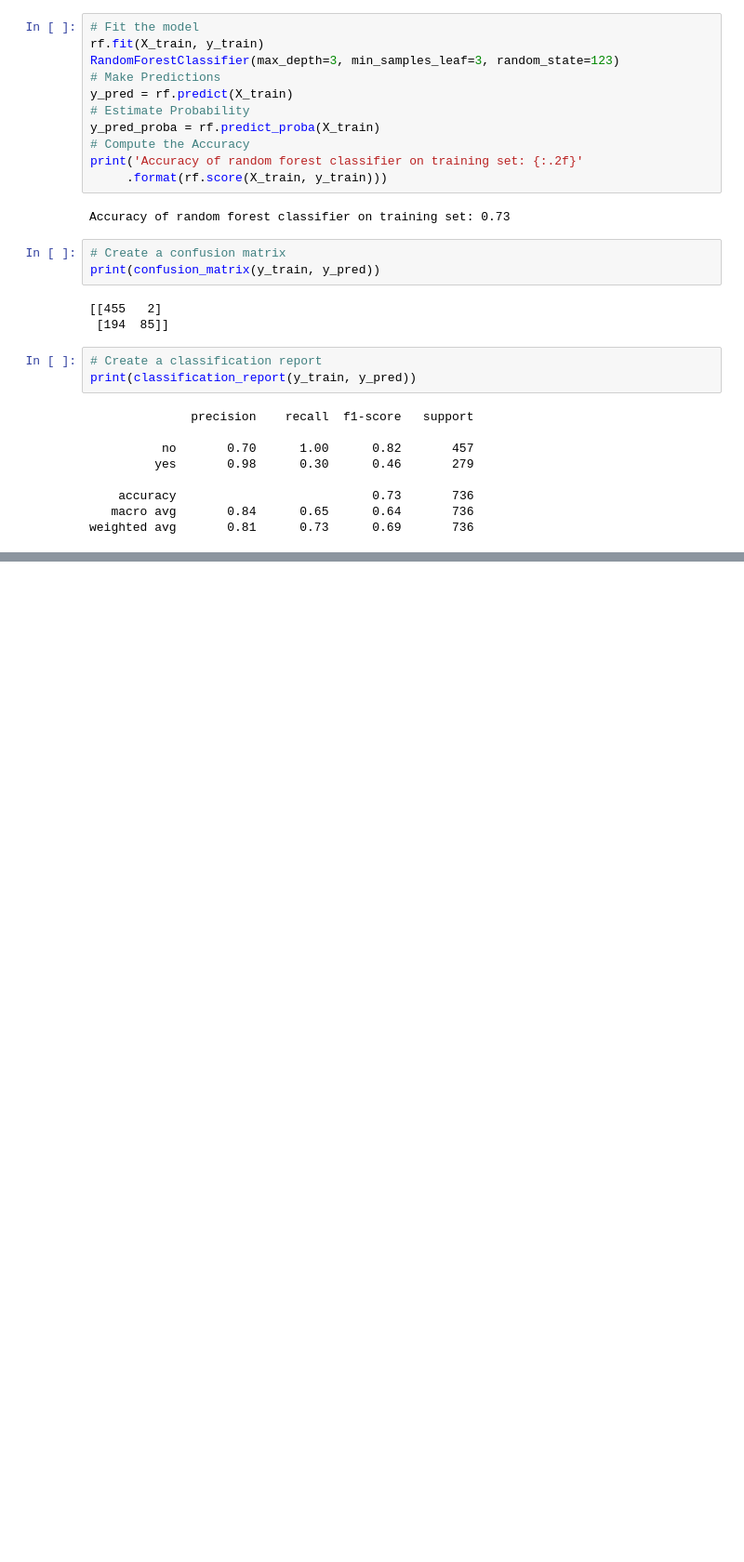
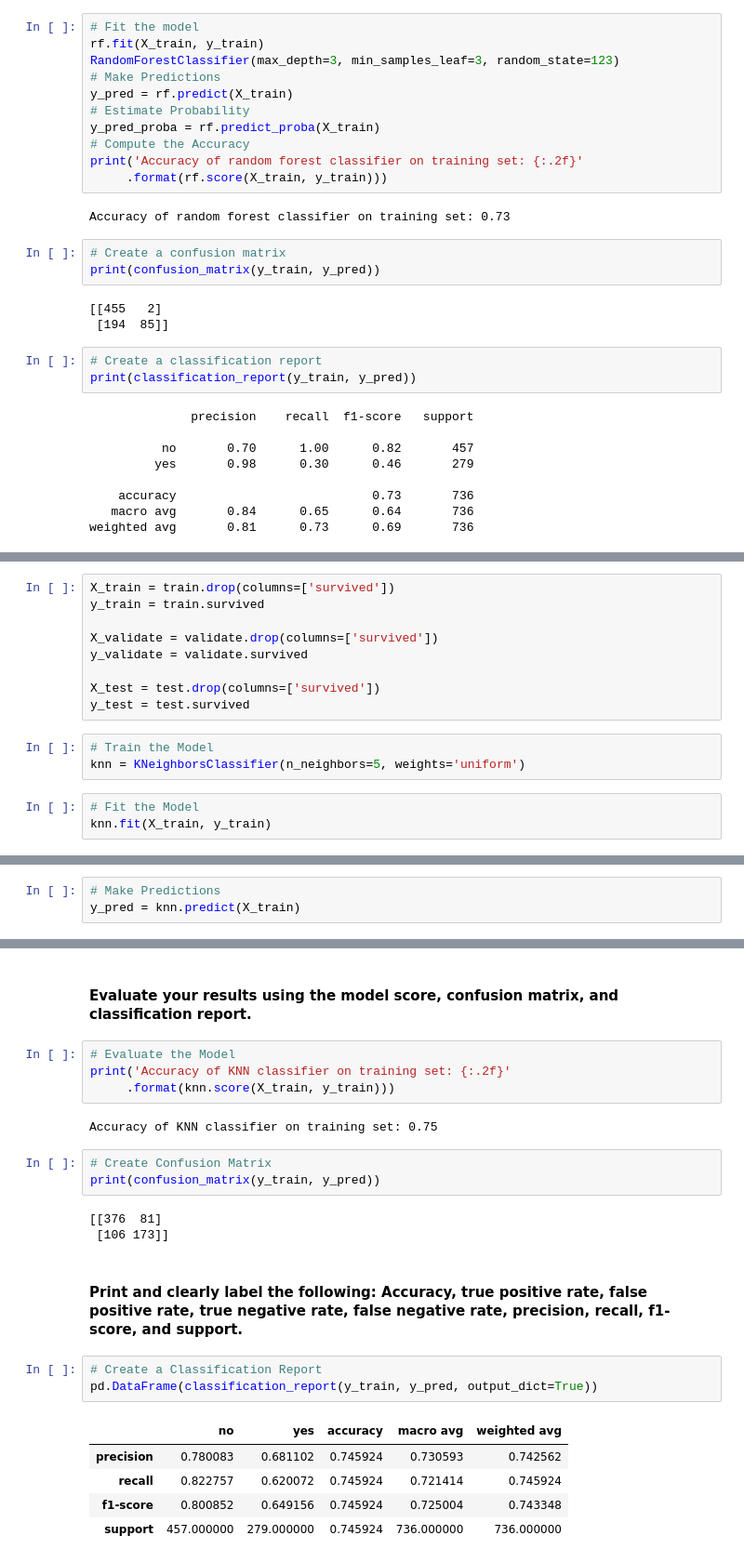
Before and after one commit to Joshua-C-Bryant/classification-exercises, a Jupyter notebook: model.ipynb, the cells around one changed output, grey strips where cells are left out. Shown at 93% size. Cells and saved outputs as stored; diff of their text form; blank space fills up the shorter version.

```diff
--- a/model.ipynb
+++ b/model.ipynb
@@ -401,0 +447,15 @@ weighted avg       0.81      0.73      0.69       736
+# %%
+X_train = train.drop(columns=['survived'])
+y_train = train.survived
+
+X_validate = validate.drop(columns=['survived'])
+y_validate = validate.survived
+
+X_test = test.drop(columns=['survived'])
+y_test = test.survived
+# %%
+# Train the Model
+knn = KNeighborsClassifier(n_neighbors=5, weights='uniform')
+# %%
+# Fit the Model
+knn.fit(X_train, y_train)
@@ -401,0 +464,3 @@ weighted avg       0.81      0.73      0.69       736
+# %%
+# Make Predictions
+y_pred = knn.predict(X_train)
@@ -401,0 +488,25 @@ weighted avg       0.81      0.73      0.69       736
+# %% [markdown]
+#### Evaluate your results using the model score, confusion matrix, and classification report.
+# %%
+# Evaluate the Model
+print('Accuracy of KNN classifier on training set: {:.2f}'
+     .format(knn.score(X_train, y_train)))
+# %% [output]
+Accuracy of KNN classifier on training set: 0.75
+# %%
+# Create Confusion Matrix
+print(confusion_matrix(y_train, y_pred))
+# %% [output]
+[[376  81]
+ [106 173]]
+# %% [markdown]
+#### Print and clearly label the following: Accuracy, true positive rate, false positive rate, true negative rate, false negative rate, precision, recall, f1-score, and support.
+# %%
+# Create a Classification Report
+pd.DataFrame(classification_report(y_train, y_pred, output_dict=True))
+# %% [output]
+|  | no | yes | accuracy | macro avg | weighted avg |
+| precision | 0.780083 | 0.681102 | 0.745924 | 0.730593 | 0.742562 |
+| recall | 0.822757 | 0.620072 | 0.745924 | 0.721414 | 0.745924 |
+| f1-score | 0.800852 | 0.649156 | 0.745924 | 0.725004 | 0.743348 |
+| support | 457.000000 | 279.000000 | 0.745924 | 736.000000 | 736.000000 |
```
Also changed, not shown: parts of 29 cells of this notebook.
